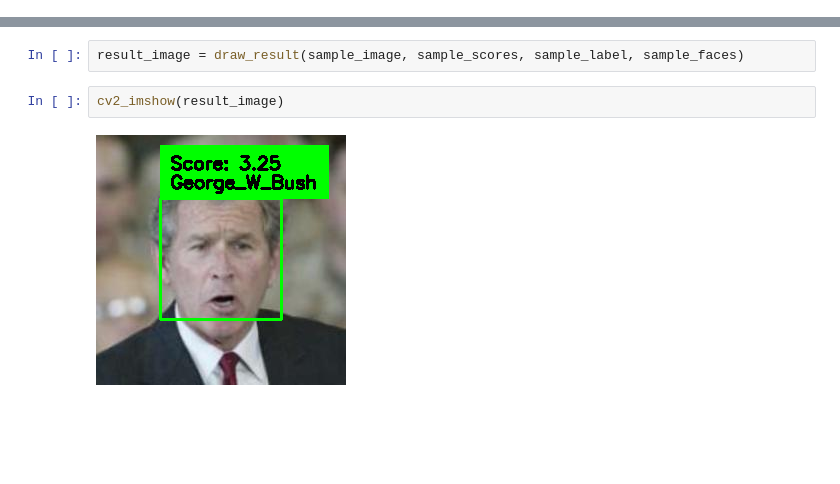
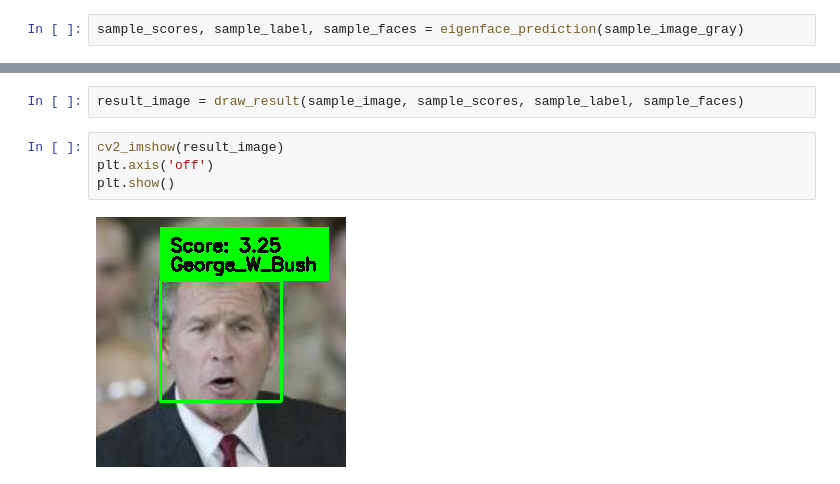
Before and after one commit to MuhamadHafizSaputra/FaceDetectionandRecognition, a Jupyter notebook: tutorialCV1.ipynb, the cells around one changed output, grey strips where cells are left out. Drawn from its saved outputs; the diff is of its cells as text; blank space fills up the shorter version.

```diff
--- a/tutorialCV1.ipynb
+++ b/tutorialCV1.ipynb
@@ -225,6 +183,8 @@ def draw_text(image, label, score,
   cv2.rectangle(image, (x, y-h1-h2-25), (x + max(w1, w2)+20, y),text_color_bg, -1)
   cv2.putText(image, label, (x+10, y-10), font, font_scale,text_color, font_thickness)
   cv2.putText(image, score_text, (x+10, y-h2-15), font, font_scale,text_color, font_thickness)
+# %%
+sample_scores, sample_label, sample_faces = eigenface_prediction(sample_image_gray)
 # %%
 def draw_result(image, scores, labels, coords):
   result_image = image.copy()
@@ -234,7 +194,9 @@ def draw_result(image, scores, labels, coords):
   return result_image
 # %%
 result_image = draw_result(sample_image, sample_scores, sample_label, sample_faces)
-# %%
-cv2_imshow(result_image)
-# %% [output]
-[figure, removed]
+# %%
+cv2_imshow(result_image)
+plt.axis('off')
+plt.show()
+# %% [output]
+[figure, added]
```
Also changed, not shown: parts of 5 cells of this notebook, 10 other files.
